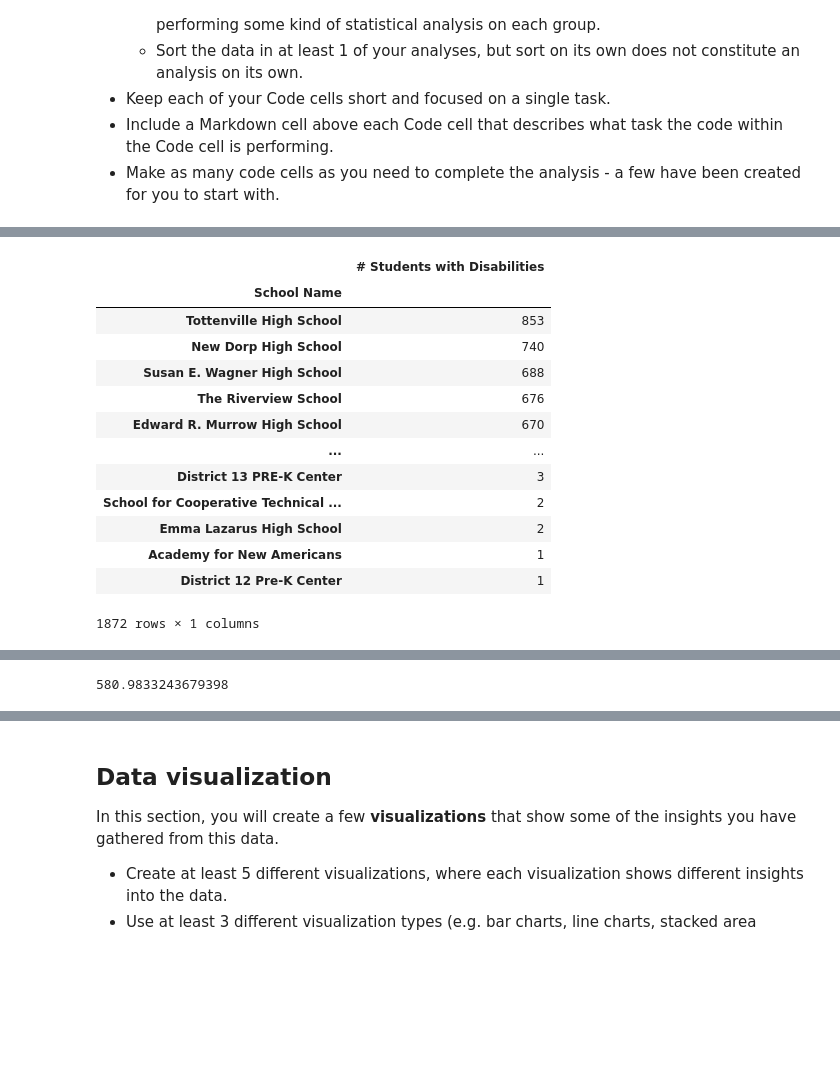
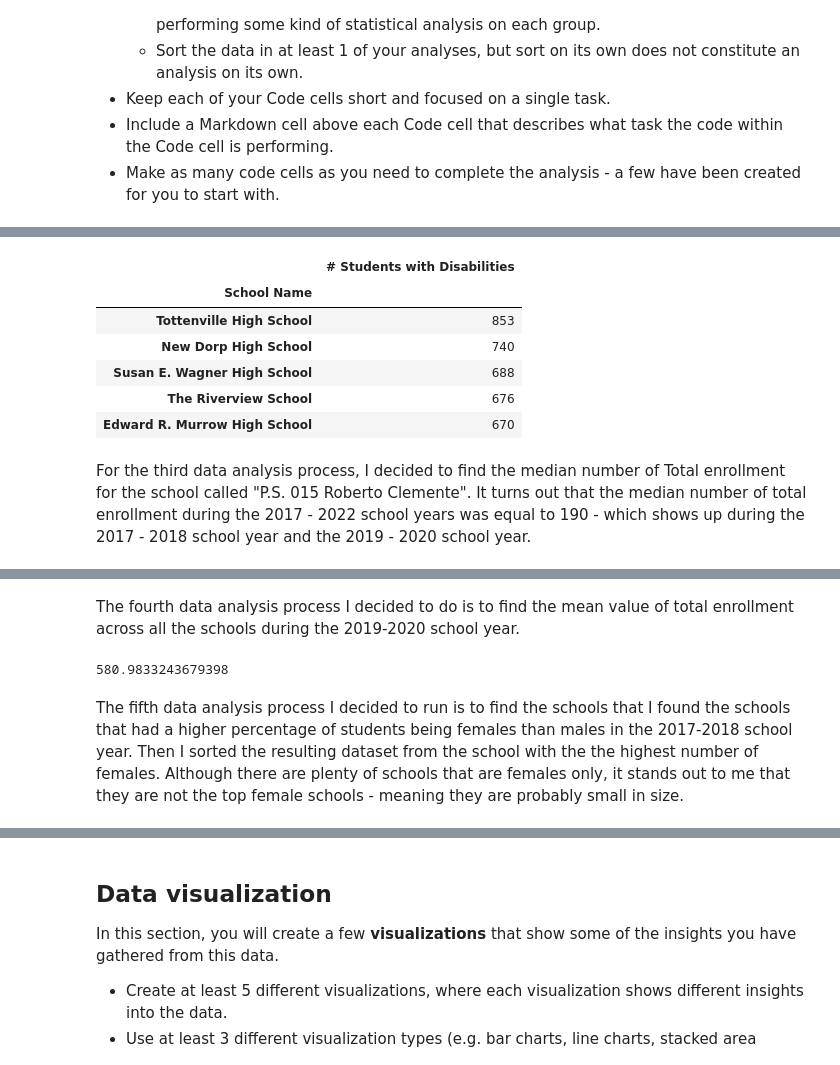
Before and after one commit to dbdesign-students-spring2024/8-pandas-exploration-keatwyu03, a Jupyter notebook: analysis.ipynb, the cells around one changed output, grey strips where cells are left out. Cells and saved outputs as stored; diff of their text form; code cells hidden in the pictures; blank space fills up the shorter version.

```diff
--- a/analysis.ipynb
+++ b/analysis.ipynb
@@ -142,23 +152,18 @@ grouped_totalenroll_ppl
 # %%
 yearFilter = df.loc[df['Year'] == '2021-22']
 group_max_disability = yearFilter.groupby("School Name").agg({"# Students with Disabilities" : "max"})
 group_max_disability = group_max_disability.sort_values(by="# Students with Disabilities", ascending= False)
-group_max_disability
+group_max_disability.head(5)
 # %% [output]
 |  | # Students with Disabilities |
 | School Name |  |
 | Tottenville High School | 853 |
 | New Dorp High School | 740 |
 | Susan E. Wagner High School | 688 |
 | The Riverview School | 676 |
 | Edward R. Murrow High School | 670 |
-| ... | ... |
-| District 13 PRE-K Center | 3 |
-| School for Cooperative Technical ... | 2 |
-| Emma Lazarus High School | 2 |
-| Academy for New Americans | 1 |
-| District 12 Pre-K Center | 1 |
-1872 rows × 1 columns
+# %% [markdown]
+For the third data analysis process, I decided to find the median number of Total enrollment for the school called "P.S. 015 Roberto Clemente". It turns out that the median number of total enrollment during the 2017 - 2022 school years was equal to 190 - which shows up during the 2017 - 2018 school year and the 2019 - 2020 school year.
 # %%
 schoolFilter = df.loc[df["School Name"] == 'P.S. 015 Roberto Clemente']
 median_value = schoolFilter["Total Enrollment"].median()
@@ -169,12 +174,16 @@ row
 | 0 | 01M015 | P.S. 015 Roberto Clemente | 2017-18 | 190 | 99 | 0.521 | 91 | 0.479 | 20 | ... |
 | 2 | 01M015 | P.S. 015 Roberto Clemente | 2019-20 | 190 | 94 | 0.495 | 96 | 0.505 | 27 | ... |
 2 rows × 29 columns
+# %% [markdown]
+The fourth data analysis process I decided to do is to find the mean value of total enrollment across all the schools during the 2019-2020 school year.
 # %%
 year_2019_filter = df.loc[df["Year"] == "2019-20"]
 meanVal2019 = year_2019_filter["Total Enrollment"].mean()
 print(meanVal2019)
 # %% [output]
 580.9833243679398
+# %% [markdown]
+The fifth data analysis process I decided to run is to find the schools that I found the schools that had a higher percentage of students being females than males in the 2017-2018 school year. Then I sorted the resulting dataset from the school with the the highest number of females. Although there are plenty of schools that are females only, it stands out to me that they are not the top female schools - meaning they are probably small in size.
 # %%
 year_2017_filter = df.loc[df["Year"] == '2017-18']
 moreFemale = year_2017_filter.loc[df["% Female"] >= df["% Male"]]
```
Also changed, not shown: parts of 16 cells of this notebook.
